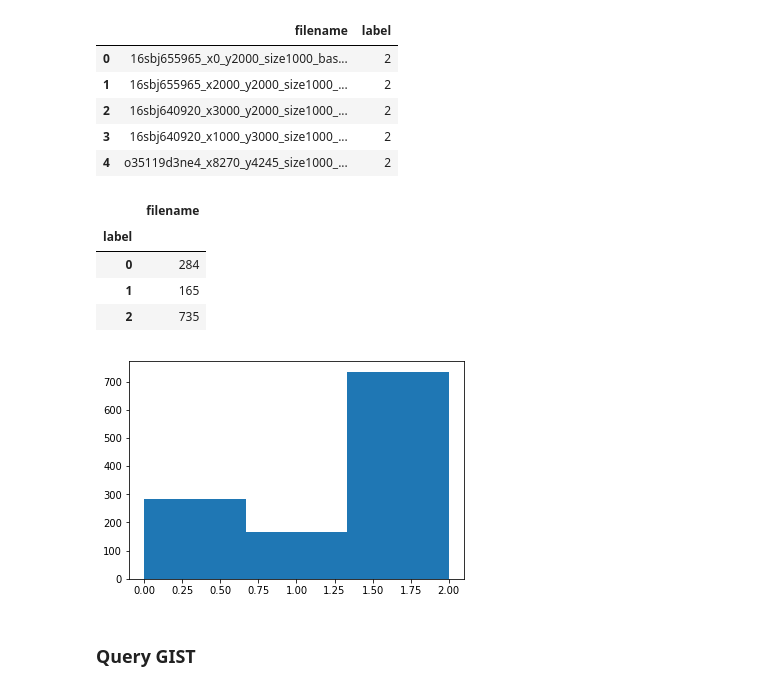
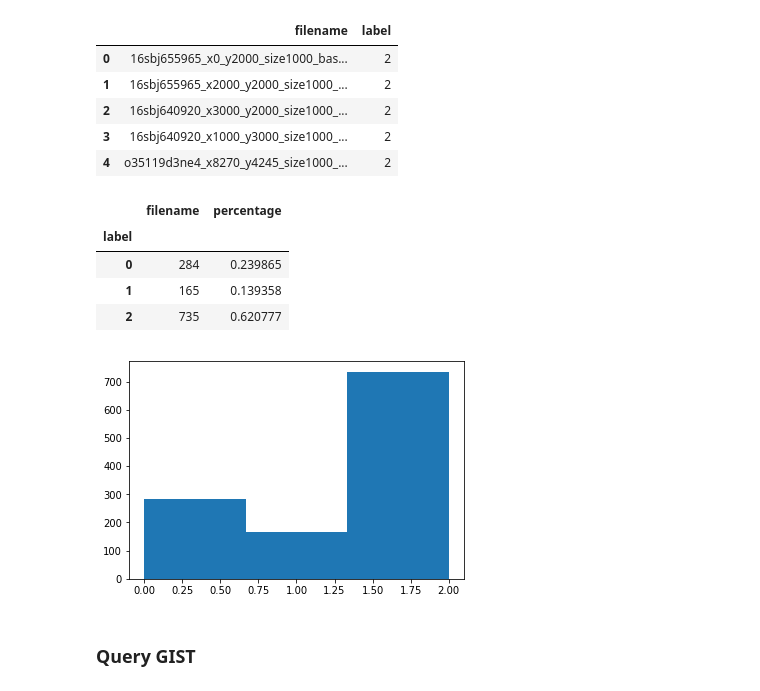
Before and after one commit to peterweber85/MasterThesis, a Jupyter notebook: Notebooks/Classification_usgs_ER.ipynb, the cells around one changed output. Drawn from its saved outputs; the diff is of its cells as text; code cells hidden in the pictures.

```diff
--- a/Notebooks/Classification_usgs_ER.ipynb
+++ b/Notebooks/Classification_usgs_ER.ipynb
@@ -84,13 +84,15 @@ df_labels.head()
 | 4 | o35119d3ne4_x8270_y4245_size1000_... | 2 |
 # %%
 df_labels.label.hist(bins=3, grid=False,)
-df_labels.groupby('label').count()
+df_labels_count = df_labels.groupby('label').count()
+df_labels_count["percentage"] = df_labels_count["filename"] / df_labels_count["filename"].sum()
+df_labels_count
 # %% [output]
-|  | filename |
-| label |  |
-| 0 | 284 |
-| 1 | 165 |
-| 2 | 735 |
+|  | filename | percentage |
+| label |  |  |
+| 0 | 284 | 0.239865 |
+| 1 | 165 | 0.139358 |
+| 2 | 735 | 0.620777 |
 [figure]
 # %% [markdown]
 ### Query GIST
```
Also changed, not shown: parts of 9 cells of this notebook.
